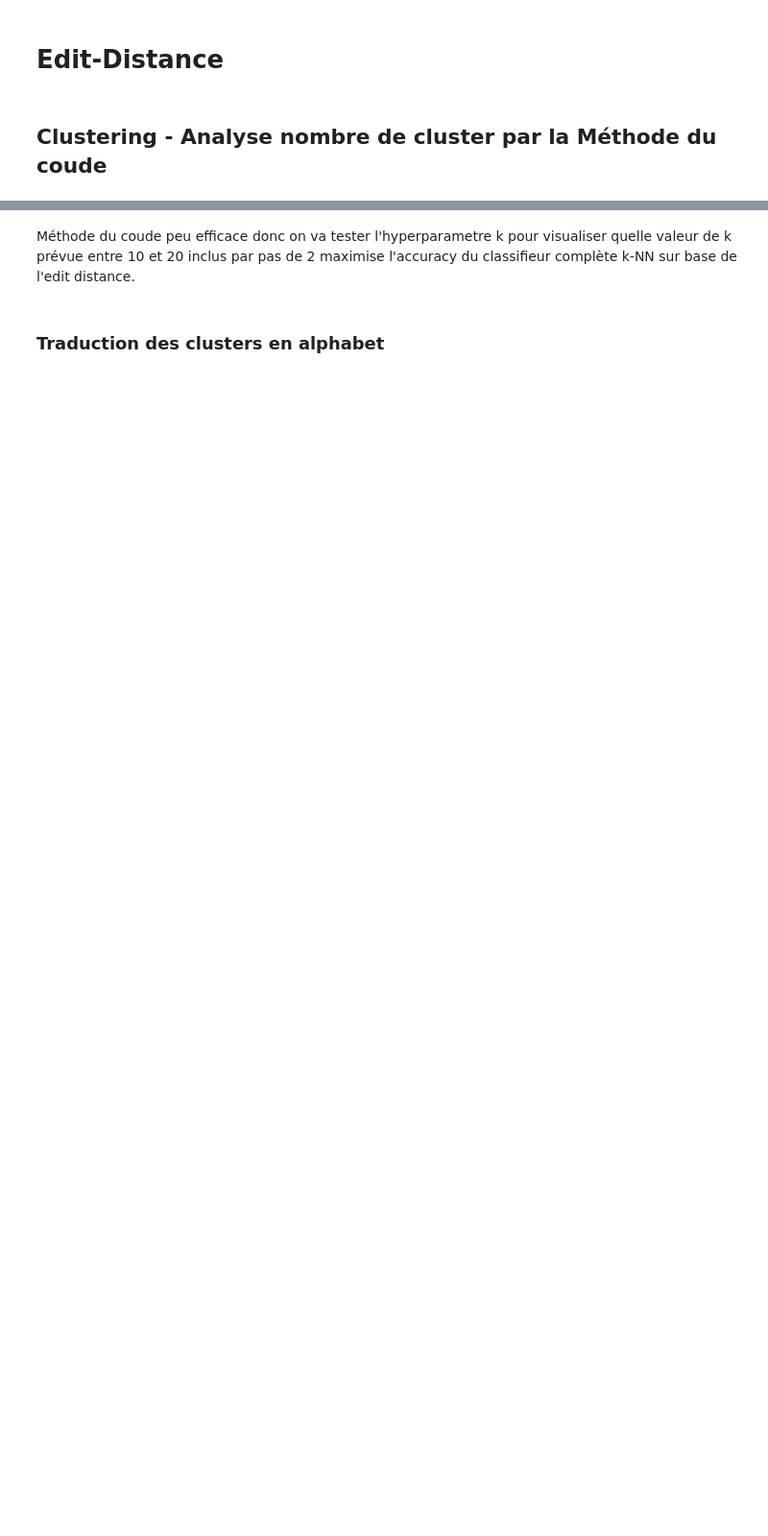
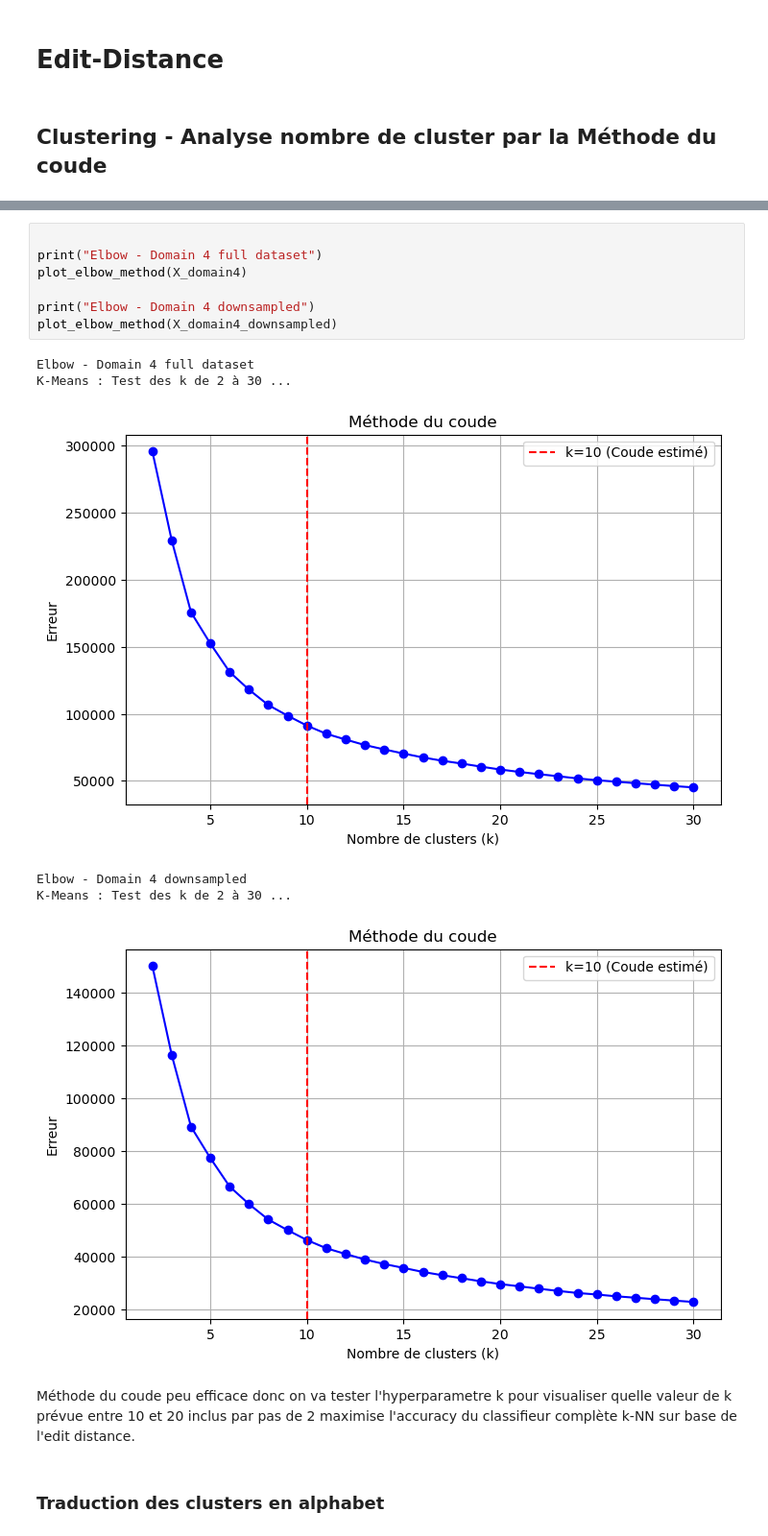
Before and after one commit to nmohymont/Gesture-Recognition-Project, a Jupyter notebook: Jpynb_Gesture_Recognition_project.ipynb, the cells around one changed output, grey strips where cells are left out. Shown at 96% size. Drawn from its saved outputs; the diff is of its cells as text; blank space fills up the shorter version.

```diff
--- a/Jpynb_Gesture_Recognition_project.ipynb
+++ b/Jpynb_Gesture_Recognition_project.ipynb
@@ -454,3 +459,17 @@ K-Means : Test des k de 2 à 30 ...
+# %%
+
+print("Elbow - Domain 4 full dataset")
+plot_elbow_method(X_domain4)
+
+print("Elbow - Domain 4 downsampled")
+plot_elbow_method(X_domain4_downsampled)
+# %% [output]
+Elbow - Domain 4 full dataset
+K-Means : Test des k de 2 à 30 ...
+[figure, added]
+Elbow - Domain 4 downsampled
+K-Means : Test des k de 2 à 30 ...
+[figure, added]
 # %% [markdown]
 Méthode du coude peu efficace donc on va tester l'hyperparametre k pour visualiser quelle valeur de k prévue entre 10 et 20 inclus par pas de 2 maximise l'accuracy du classifieur complète k-NN sur base de l'edit distance.
 # %% [markdown]
```
Also changed, not shown: parts of 38 cells of this notebook, 1 other file.
